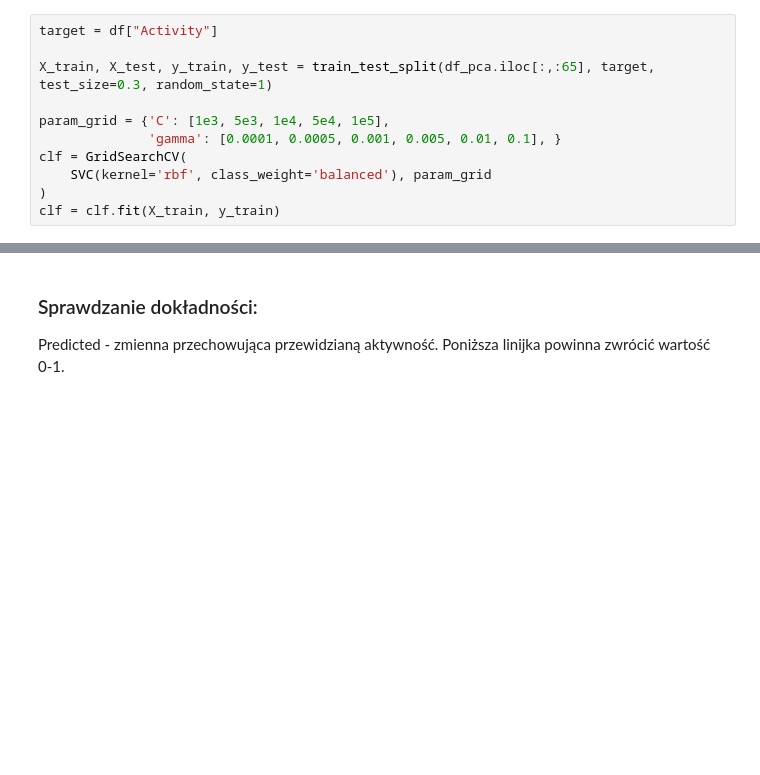
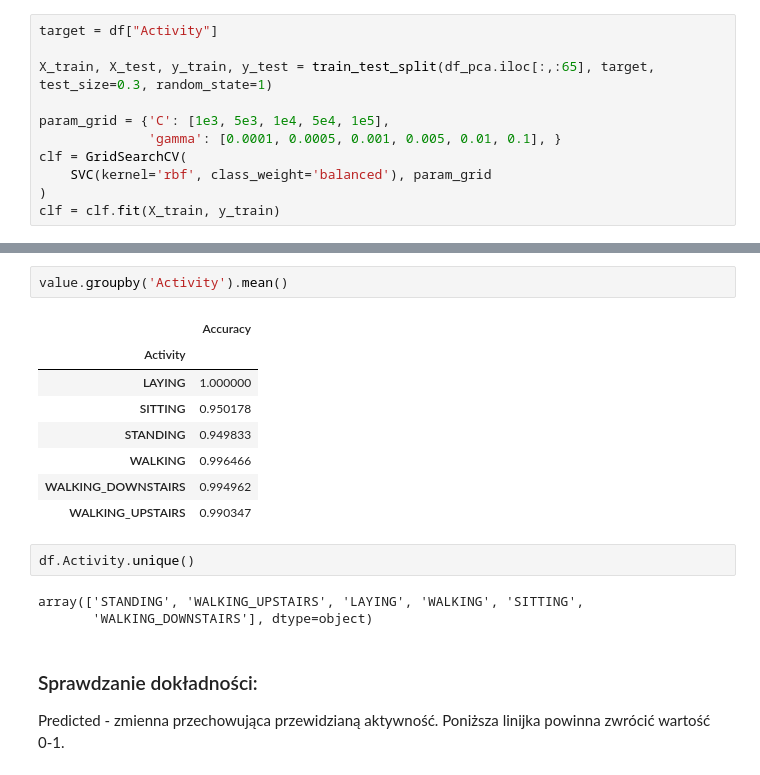
Before and after one commit to TheAndreyy/Hamsterbusters, a Jupyter notebook: main.ipynb, the cells around one changed output, grey strips where cells are left out. Cells and saved outputs as stored; diff of their text form; blank space fills up the shorter version.

```diff
--- a/main.ipynb
+++ b/main.ipynb
@@ -141,3 +142,19 @@ predicted
+# %%
+value.groupby('Activity').mean()
+# %% [output]
+|  | Accuracy |
+| Activity |  |
+| LAYING | 1.000000 |
+| SITTING | 0.950178 |
+| STANDING | 0.949833 |
+| WALKING | 0.996466 |
+| WALKING_DOWNSTAIRS | 0.994962 |
+| WALKING_UPSTAIRS | 0.990347 |
+# %%
+df.Activity.unique()
+# %% [output]
+array(['STANDING', 'WALKING_UPSTAIRS', 'LAYING', 'WALKING', 'SITTING',
+       'WALKING_DOWNSTAIRS'], dtype=object)
 # %% [markdown]
 ### Sprawdzanie dokładności:
 Predicted - zmienna przechowująca przewidzianą aktywność. Poniższa linijka powinna zwrócić wartość 0-1.
```
Also changed, not shown: parts of 9 cells of this notebook.
